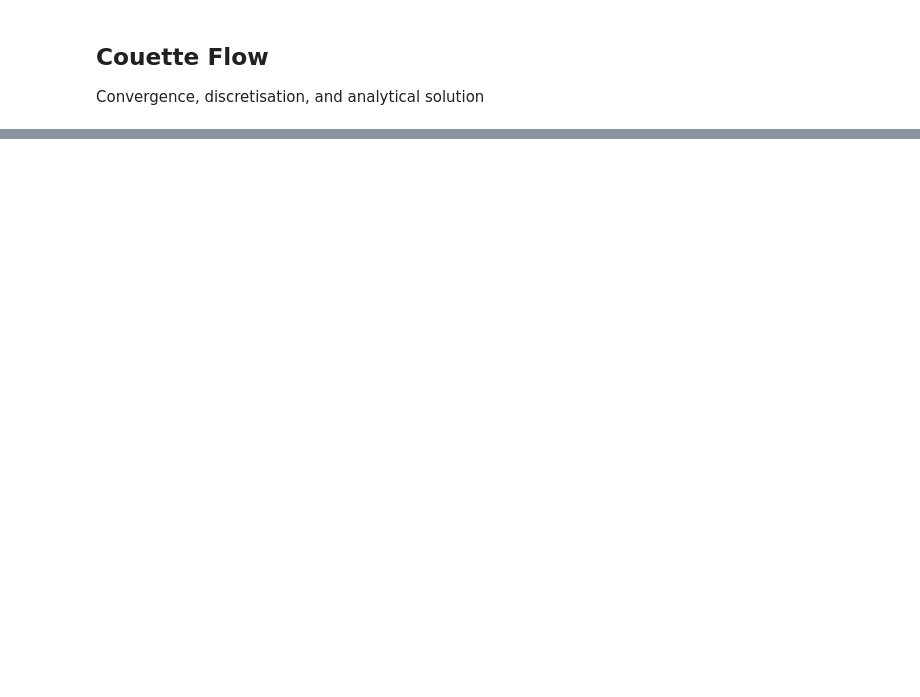
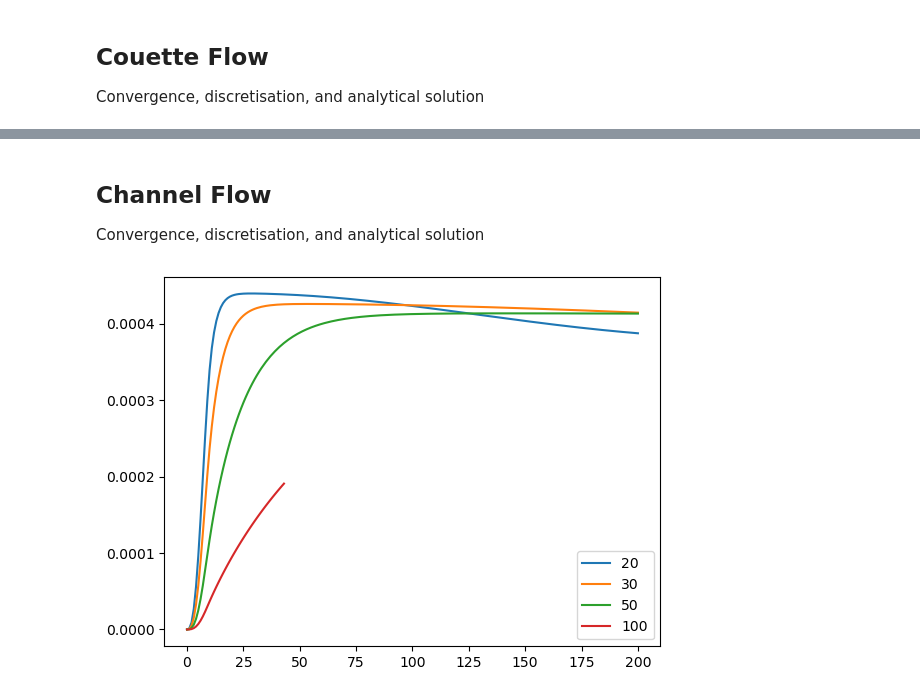
Before and after one commit to krachdd/hoomd-sph3, a Jupyter notebook: sph-simulations/99_singlephaseflow_benchmarks/evaluate_sph_benchmarks.ipynb, the cells around one changed output, grey strips where cells are left out. Saved outputs shown, nothing was run; the diff lists cells and outputs as text; code cells hidden in the pictures; blank space fills up the shorter version.

```diff
--- a/sph-simulations/99_singlephaseflow_benchmarks/evaluate_sph_benchmarks.ipynb
+++ b/sph-simulations/99_singlephaseflow_benchmarks/evaluate_sph_benchmarks.ipynb
@@ -78,0 +103,28 @@ Convergence, discretisation, and analytical solution
+# %% [markdown]
+## Channel Flow
+Convergence, discretisation, and analytical solution
+# %%
+simulations_res = [
+                    20,
+                    30,
+                    50,
+                    100
+]
+
+path_channel = '04_channel_flow'
+logfiles_channel = [
+    'channel_flow_20_32_32_vs_5e-05_run.log',
+    'channel_flow_30_42_42_vs_3.3333333333333335e-05_run.log',
+    'channel_flow_50_62_62_vs_2e-05_run.log',
+    'channel_flow_100_112_112_vs_1e-05_run.log'
+]
+
+for i in range(len(simulations_res)):
+    conv_data = np.genfromtxt(f'{path_channel}/{logfiles_channel[i]}', skip_header = 1)[:, -2]
+    number_fparticles = np.genfromtxt(f'{path_channel}/{logfiles_channel[i]}', skip_header = 1)[-1, -3]
+    norm_conv_data = np.divide(conv_data, number_fparticles)
+    plt.plot(norm_conv_data, label = f'{simulations_res[i]}')
+    plt.legend()
+plt.show()
+# %% [output]
+[figure, added]
```
Also changed, not shown: parts of 4 cells of this notebook, 1 other file.
